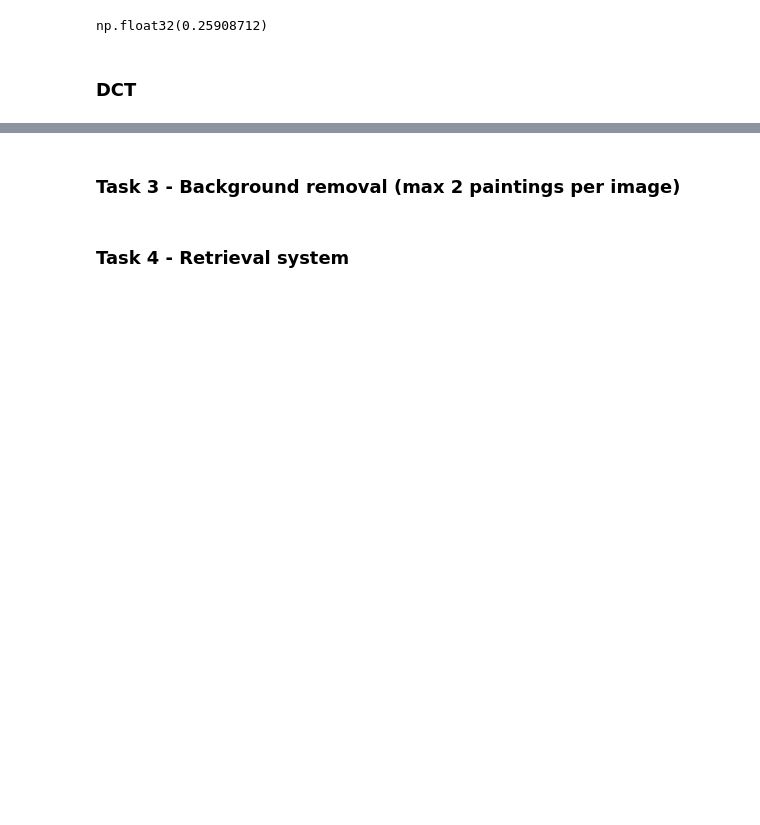
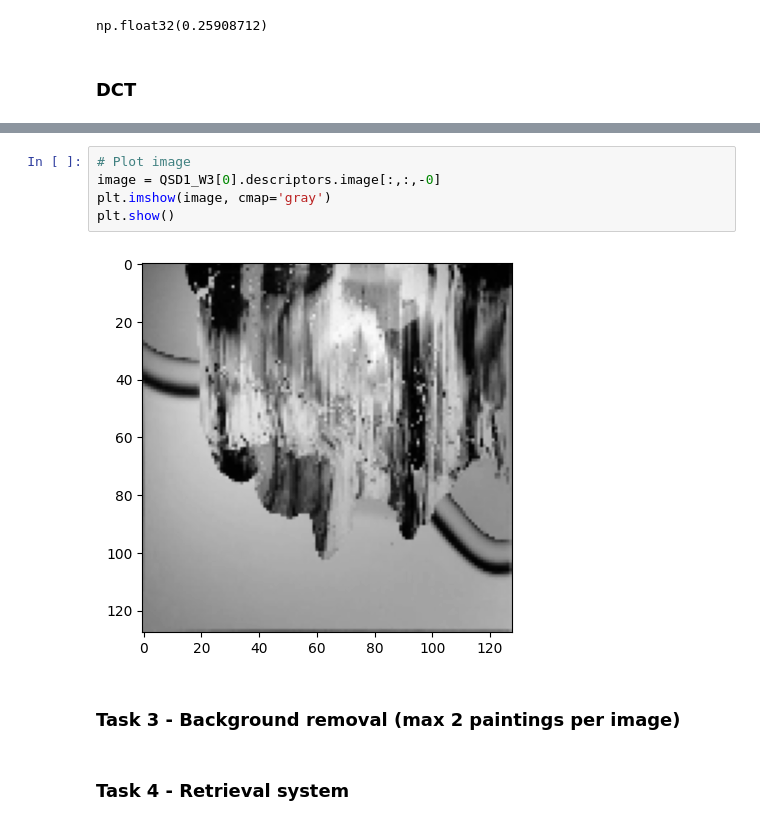
Before and after one commit to MCV-2024-C1-Project/Team5, a Jupyter notebook: week3/week3.ipynb, the cells around one changed output, grey strips where cells are left out. Cells and saved outputs as stored; diff of their text form; blank space fills up the shorter version.

```diff
--- a/week3/week3.ipynb
+++ b/week3/week3.ipynb
@@ -308,3 +337,10 @@ mapk5 0.775
+# %%
+# Plot image
+image = QSD1_W3[0].descriptors.image[:,:,-0]
+plt.imshow(image, cmap='gray')
+plt.show()
+# %% [output]
+[figure, added]
 # %% [markdown]
 ### Task 3 - Background removal (max 2 paintings per image)
 # %% [markdown]
```
Also changed, not shown: parts of 4 cells of this notebook, 2 other files.
